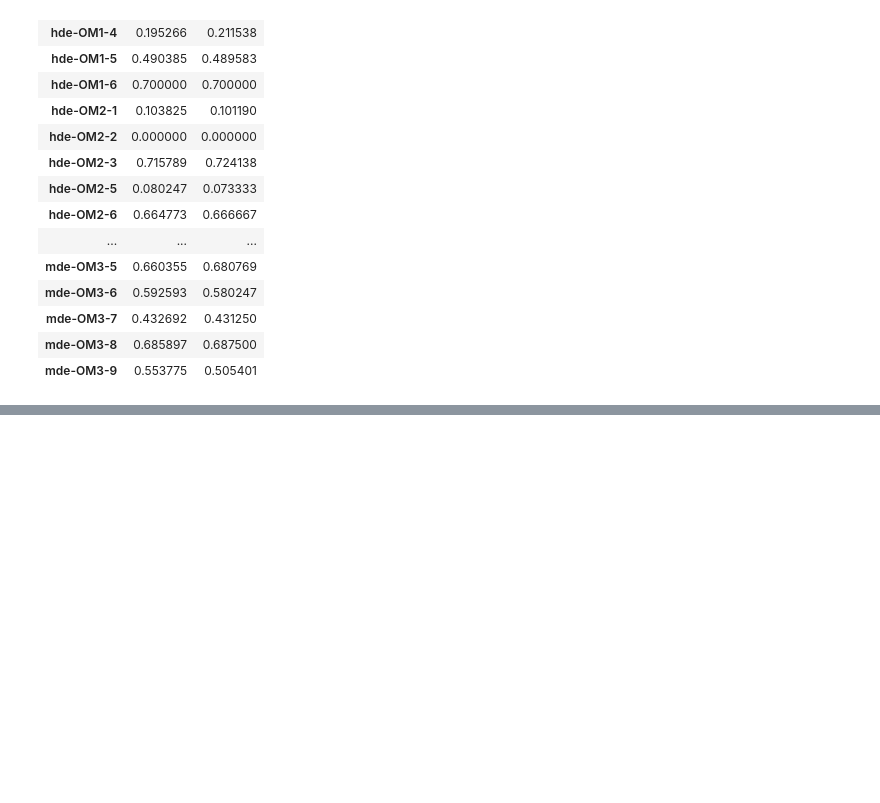
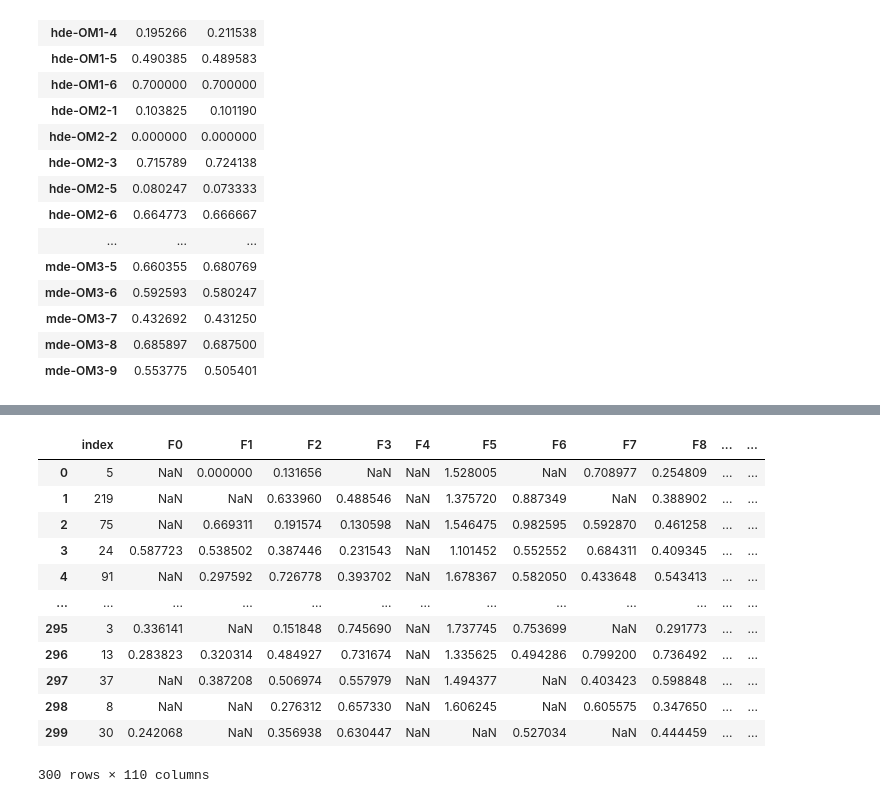
Before and after one commit to IPVS-AS/DataGenerator, a Jupyter notebook: Notebooks_experiments/Untitled.ipynb, the cells around one changed output, grey strips where cells are left out. Drawn from its saved outputs; the diff is of its cells as text; code cells hidden in the pictures; blank space fills up the shorter version.

```diff
--- a/Notebooks_experiments/Untitled.ipynb
+++ b/Notebooks_experiments/Untitled.ipynb
@@ -155,0 +156,17 @@ acc_df[acc_df["Method"] == "SPH+CPI"].sort_values(["equal", "train count" ], asc
+# %%
+test_df = pd.read_csv('../data_split/test_hardcoded_1.csv', delimiter=';', index_col=None)
+test_df
+# %% [output]
+|  | index | F0 | F1 | F2 | F3 | F4 | F5 | F6 | F7 | F8 | ... | ... |
+| 0 | 5 | NaN | 0.000000 | 0.131656 | NaN | NaN | 1.528005 | NaN | 0.708977 | 0.254809 | ... | ... |
+| 1 | 219 | NaN | NaN | 0.633960 | 0.488546 | NaN | 1.375720 | 0.887349 | NaN | 0.388902 | ... | ... |
+| 2 | 75 | NaN | 0.669311 | 0.191574 | 0.130598 | NaN | 1.546475 | 0.982595 | 0.592870 | 0.461258 | ... | ... |
+| 3 | 24 | 0.587723 | 0.538502 | 0.387446 | 0.231543 | NaN | 1.101452 | 0.552552 | 0.684311 | 0.409345 | ... | ... |
+| 4 | 91 | NaN | 0.297592 | 0.726778 | 0.393702 | NaN | 1.678367 | 0.582050 | 0.433648 | 0.543413 | ... | ... |
+| ... | ... | ... | ... | ... | ... | ... | ... | ... | ... | ... | ... | ... |
+| 295 | 3 | 0.336141 | NaN | 0.151848 | 0.745690 | NaN | 1.737745 | 0.753699 | NaN | 0.291773 | ... | ... |
+| 296 | 13 | 0.283823 | 0.320314 | 0.484927 | 0.731674 | NaN | 1.335625 | 0.494286 | 0.799200 | 0.736492 | ... | ... |
+| 297 | 37 | NaN | 0.387208 | 0.506974 | 0.557979 | NaN | 1.494377 | NaN | 0.403423 | 0.598848 | ... | ... |
+| 298 | 8 | NaN | NaN | 0.276312 | 0.657330 | NaN | 1.606245 | NaN | 0.605575 | 0.347650 | ... | ... |
+| 299 | 30 | 0.242068 | NaN | 0.356938 | 0.630447 | NaN | NaN | 0.527034 | NaN | 0.444459 | ... | ... |
+300 rows × 110 columns
```
Also changed, not shown: parts of 2 cells of this notebook, 8 other files.
